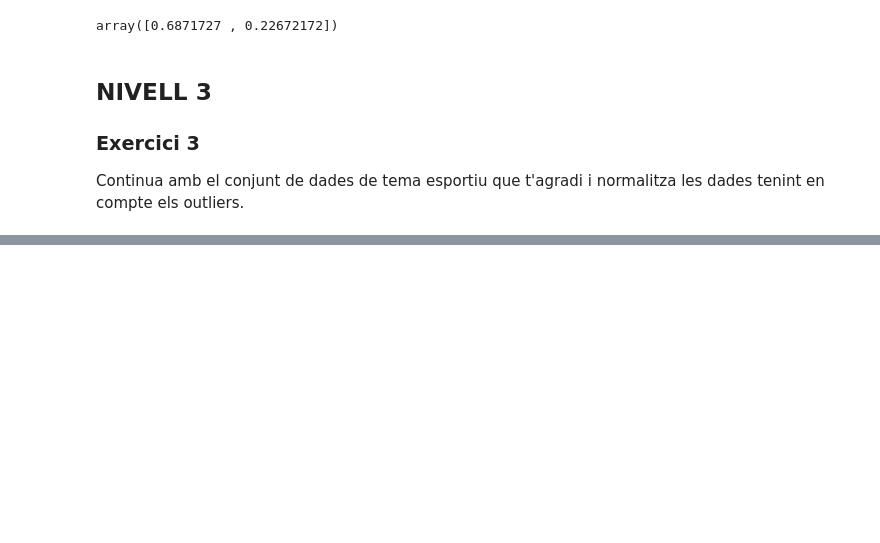
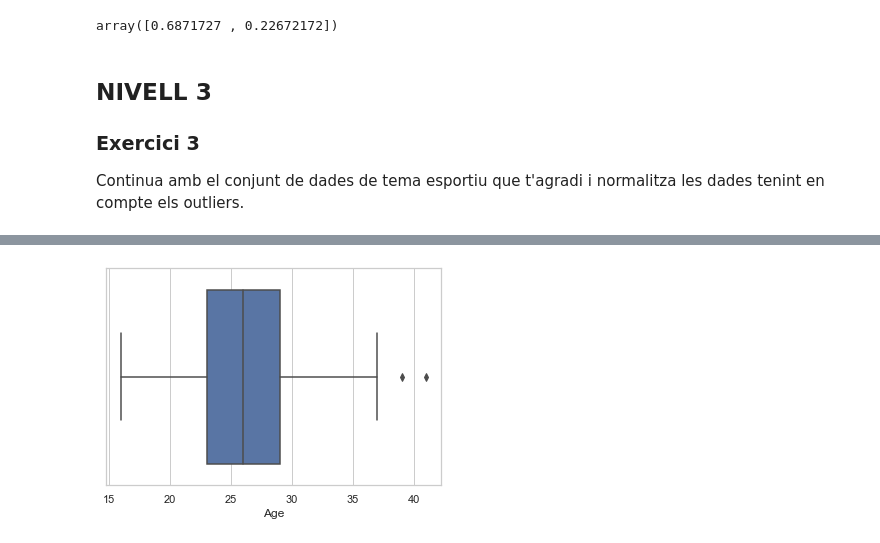
Before and after one commit to anmaba/Feature-engineering, a Jupyter notebook: Sprint 8 T01.ipynb, the cells around one changed output, grey strips where cells are left out. Cells and saved outputs as stored; diff of their text form; code cells hidden in the pictures; blank space fills up the shorter version.

```diff
--- a/Sprint 8 T01.ipynb
+++ b/Sprint 8 T01.ipynb
@@ -392,0 +411,5 @@ Continua amb el conjunt de dades de tema esportiu que t'agradi i normalitza les
+# %%
+sns.set(style="whitegrid")
+ax = sns.boxplot(numerics.Age)
+# %% [output]
+[figure, added]
```
Also changed, not shown: parts of 11 cells of this notebook, 1 other file.
